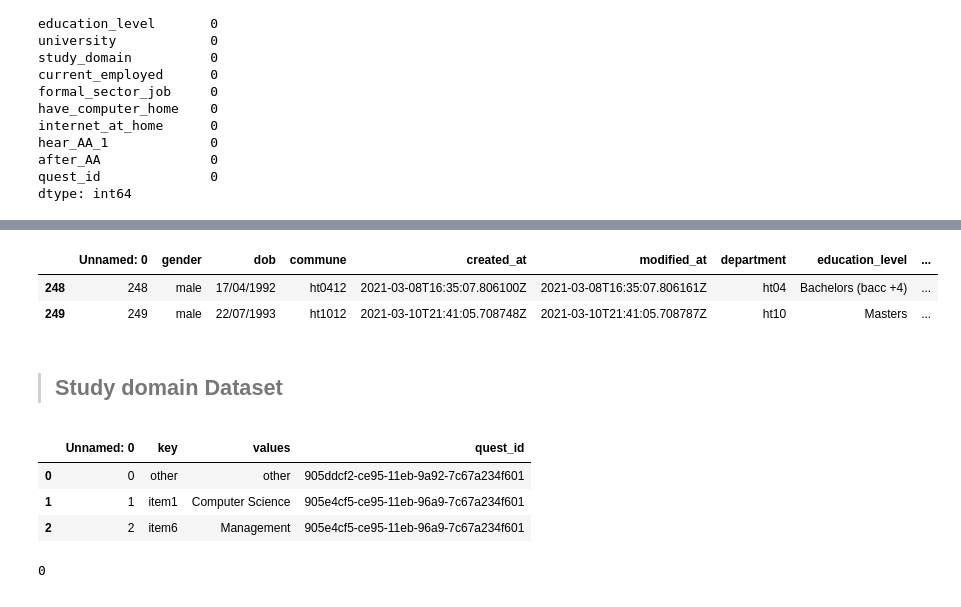
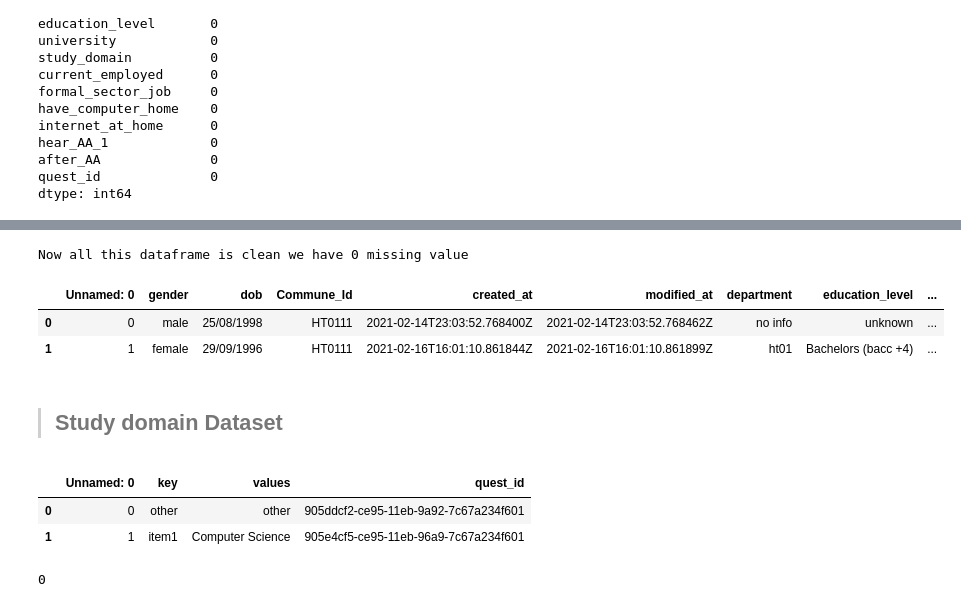
Before and after one commit to kesnel/Project-Data-Processing, a Jupyter notebook: data.ipynb, the cells around one changed output, grey strips where cells are left out. Saved outputs shown, nothing was run; the diff lists cells and outputs as text; code cells hidden in the pictures.

```diff
--- a/data.ipynb
+++ b/data.ipynb
@@ -437,20 +406,30 @@ dtype: int64
+# %%
+print("Now all this dataframe is clean we have", clean_quest_df.isnull().sum().sum(), "missing value")
+# %% [output]
+Now all this dataframe is clean we have 0 missing value
+# %%
+# Rename the column commune to Commune_Id
+# I do this because i need this dataframe to be able to merge easily with the commune dataset
+clean_quest_df = clean_quest_df.rename(columns={'commune':'Commune_Id'})
+# %%
+# Add all our "commune" values on uppercase to match with our commune ID
+clean_quest_df["Commune_Id"] = clean_quest_df["Commune_Id"].str.upper()
 # %%
 # Display our clean dataframe
-clean_quest_df.tail(2)
+clean_quest_df.head(2)
 # %% [output]
-|  | Unnamed: 0 | gender | dob | commune | created_at | modified_at | department | education_level | ... |
-| 248 | 248 | male | 17/04/1992 | ht0412 | 2021-03-08T16:35:07.806100Z | 2021-03-08T16:35:07.806161Z | ht04 | Bachelors (bacc +4) | ... |
-| 249 | 249 | male | 22/07/1993 | ht1012 | 2021-03-10T21:41:05.708748Z | 2021-03-10T21:41:05.708787Z | ht10 | Masters | ... |
+|  | Unnamed: 0 | gender | dob | Commune_Id | created_at | modified_at | department | education_level | ... |
+| 0 | 0 | male | 25/08/1998 | HT0111 | 2021-02-14T23:03:52.768400Z | 2021-02-14T23:03:52.768462Z | no info | unknown | ... |
+| 1 | 1 | female | 29/09/1996 | HT0111 | 2021-02-16T16:01:10.861844Z | 2021-02-16T16:01:10.861899Z | ht01 | Bachelors (bacc +4) | ... |
 # %% [markdown]
 >## Study domain Dataset
 # %%
 # Affiche done Study domain yo
-studyd_df.head(3)
+studyd_df.head(2)
 # %% [output]
 |  | Unnamed: 0 | key | values | quest_id |
 | 0 | 0 | other | other | 905ddcf2-ce95-11eb-9a92-7c67a234f601 |
 | 1 | 1 | item1 | Computer Science | 905e4cf5-ce95-11eb-96a9-7c67a234f601 |
-| 2 | 2 | item6 | Management | 905e4cf5-ce95-11eb-96a9-7c67a234f601 |
 # %%
 studyd_df.isnull().sum().sum()
 # %% [output]
```
Also changed, not shown: parts of 40 cells of this notebook.
